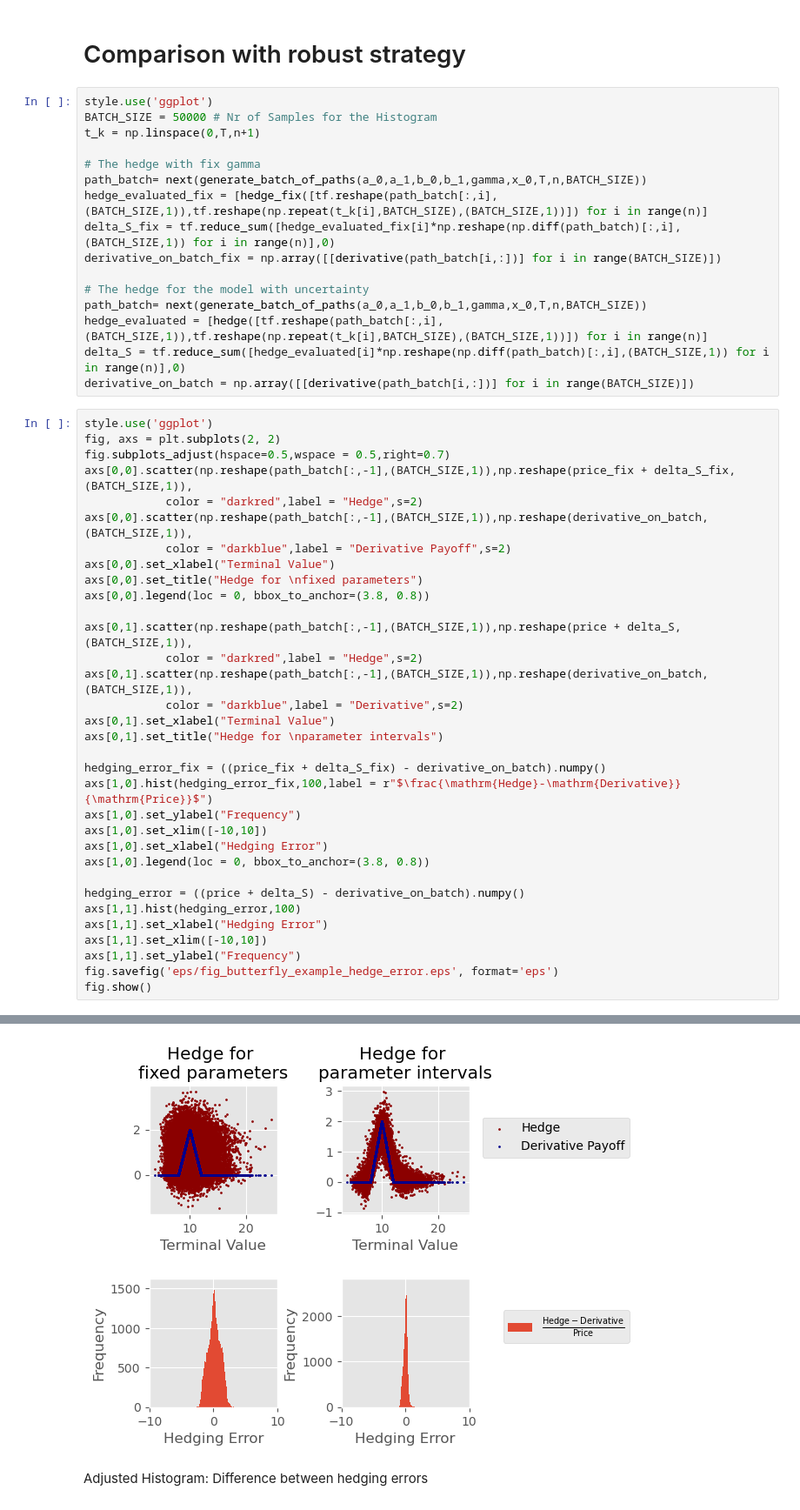
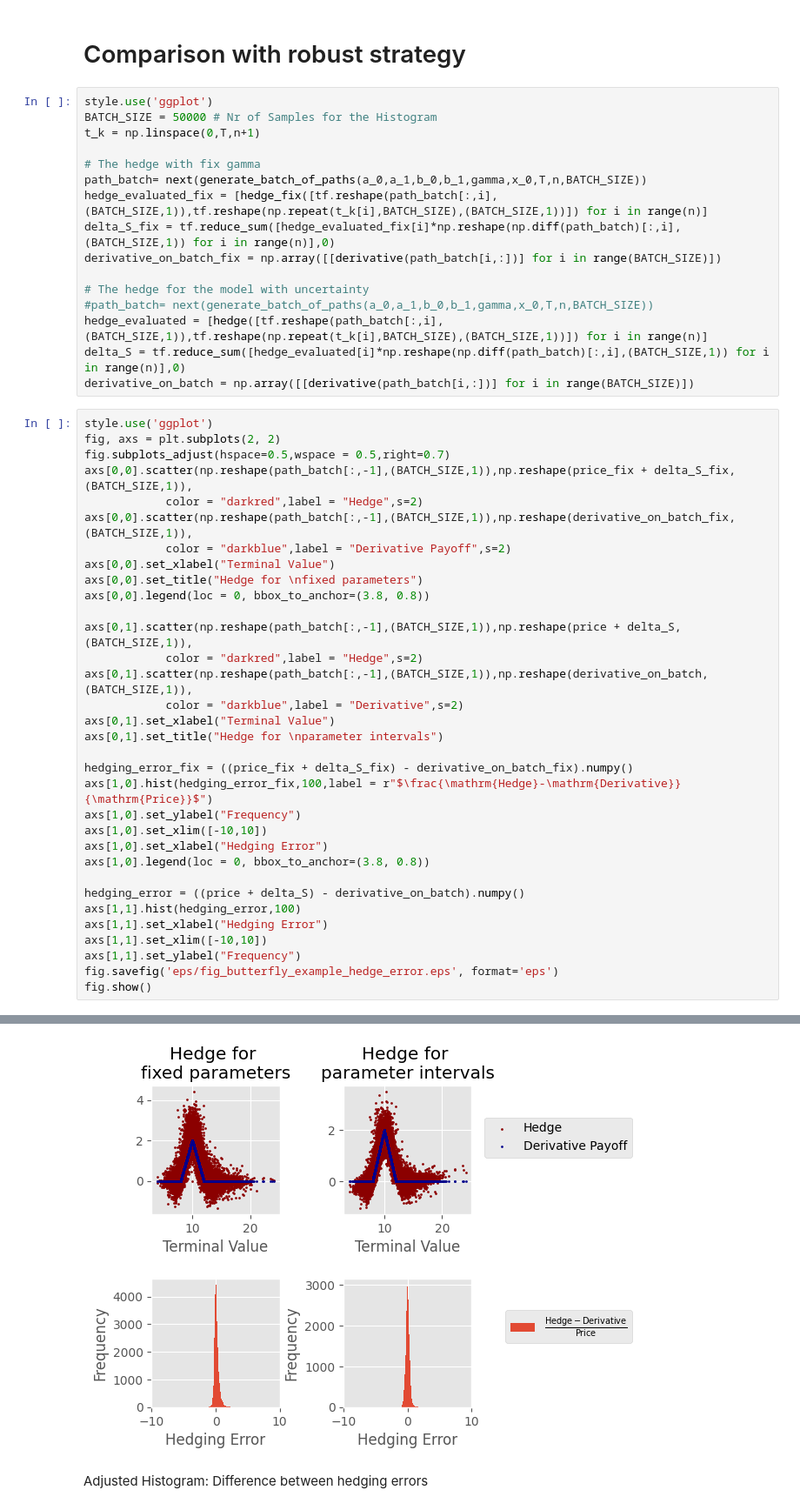
Before and after one commit to juliansester/nga, a Jupyter notebook: Example Butterfly.ipynb, the cells around one changed output, grey strips where cells are left out. Shown at 87% size. Saved outputs shown, nothing was run; the diff lists cells and outputs as text.

```diff
--- a/Example Butterfly.ipynb
+++ b/Example Butterfly.ipynb
@@ -278,7 +281,7 @@ delta_S_fix = tf.reduce_sum([hedge_evaluated_fix[i]*np.reshape(np.diff(path_batc
 derivative_on_batch_fix = np.array([[derivative(path_batch[i,:])] for i in range(BATCH_SIZE)])
 
 # The hedge for the model with uncertainty
-path_batch= next(generate_batch_of_paths(a_0,a_1,b_0,b_1,gamma,x_0,T,n,BATCH_SIZE))
+#path_batch= next(generate_batch_of_paths(a_0,a_1,b_0,b_1,gamma,x_0,T,n,BATCH_SIZE))
 hedge_evaluated = [hedge([tf.reshape(path_batch[:,i],(BATCH_SIZE,1)),tf.reshape(np.repeat(t_k[i],BATCH_SIZE),(BATCH_SIZE,1))]) for i in range(n)]
 delta_S = tf.reduce_sum([hedge_evaluated[i]*np.reshape(np.diff(path_batch)[:,i],(BATCH_SIZE,1)) for i in range(n)],0)
 derivative_on_batch = np.array([[derivative(path_batch[i,:])] for i in range(BATCH_SIZE)])
@@ -288,7 +291,7 @@ fig, axs = plt.subplots(2, 2)
 fig.subplots_adjust(hspace=0.5,wspace = 0.5,right=0.7)
 axs[0,0].scatter(np.reshape(path_batch[:,-1],(BATCH_SIZE,1)),np.reshape(price_fix + delta_S_fix,(BATCH_SIZE,1)),
             color = "darkred",label = "Hedge",s=2)
-axs[0,0].scatter(np.reshape(path_batch[:,-1],(BATCH_SIZE,1)),np.reshape(derivative_on_batch,(BATCH_SIZE,1)),
+axs[0,0].scatter(np.reshape(path_batch[:,-1],(BATCH_SIZE,1)),np.reshape(derivative_on_batch_fix,(BATCH_SIZE,1)),
             color = "darkblue",label = "Derivative Payoff",s=2)
 axs[0,0].set_xlabel("Terminal Value")
 axs[0,0].set_title("Hedge for \nfixed parameters")
@@ -301,7 +304,7 @@ axs[0,1].scatter(np.reshape(path_batch[:,-1],(BATCH_SIZE,1)),np.reshape(derivati
 axs[0,1].set_xlabel("Terminal Value")
 axs[0,1].set_title("Hedge for \nparameter intervals")
 
-hedging_error_fix = ((price_fix + delta_S_fix) - derivative_on_batch).numpy()
+hedging_error_fix = ((price_fix + delta_S_fix) - derivative_on_batch_fix).numpy()
 axs[1,0].hist(hedging_error_fix,100,label = r"$\frac{\mathrm{Hedge}-\mathrm{Derivative}}{\mathrm{Price}}$")
 axs[1,0].set_ylabel("Frequency")
 axs[1,0].set_xlim([-10,10])
@@ -323,4 +323,4 @@ The PostScript backend does not support transparency; partially transparent arti
-[figure, old version]
+[figure, new version]
 # %% [markdown]
 Adjusted Histogram: Difference between hedging errors
 # %%
```
Also changed, not shown: parts of 14 cells of this notebook, 2 other files.
